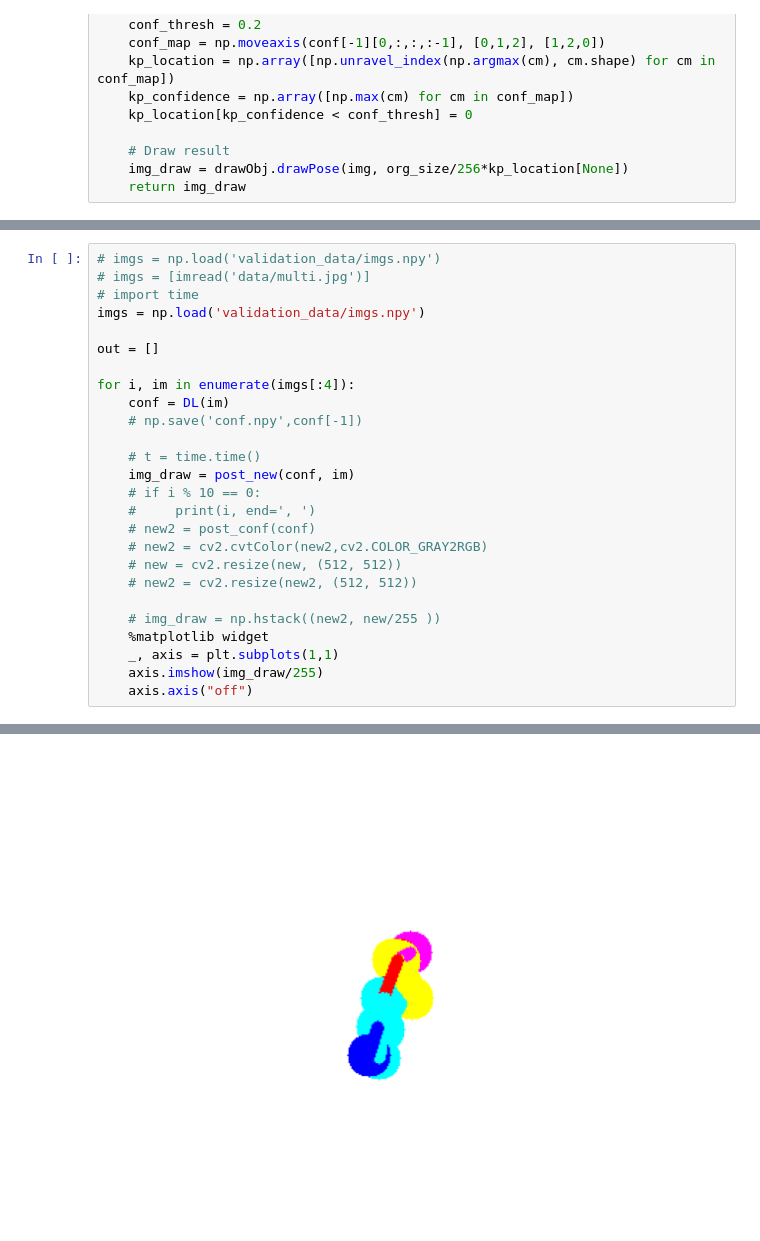
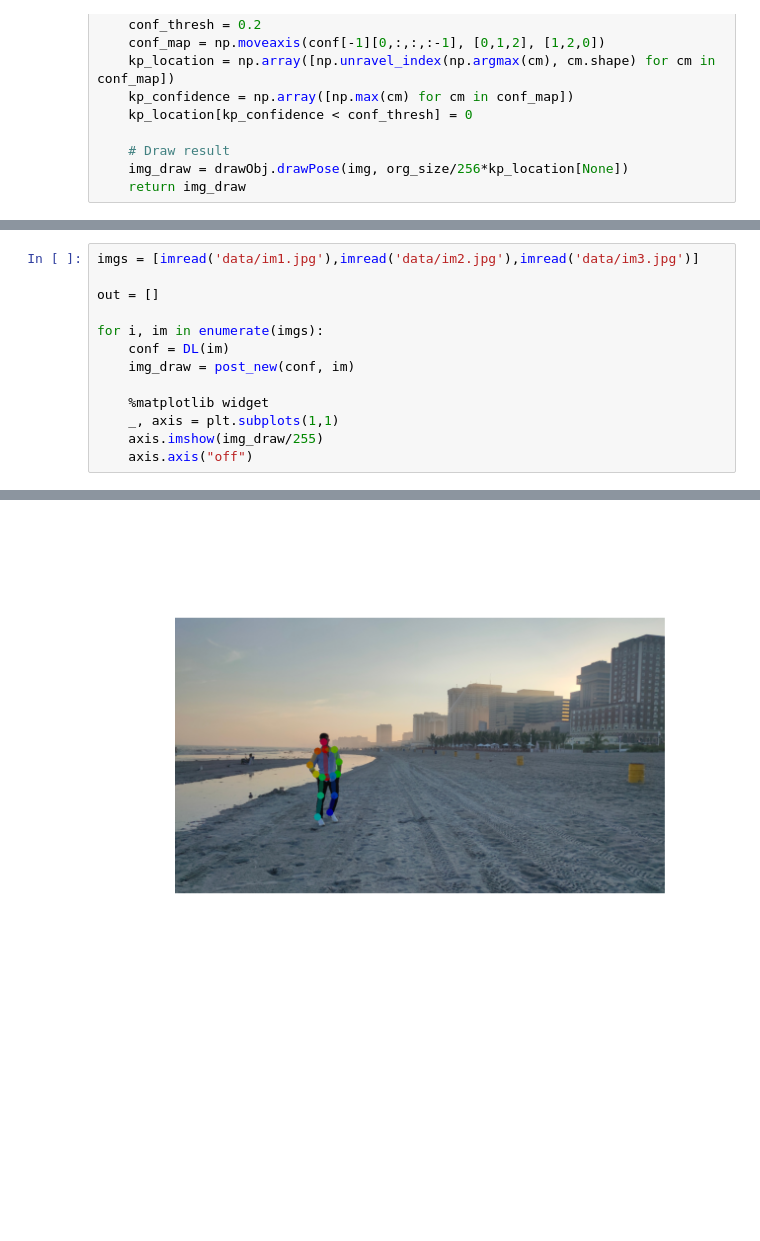
Before and after one commit to Nunigan/HardwareAcceleratedPoseTracking, a Jupyter notebook: ICAIPose.ipynb, the cells around one changed output, grey strips where cells are left out. Saved outputs shown, nothing was run; the diff lists cells and outputs as text; blank space fills up the shorter version.

```diff
--- a/ICAIPose.ipynb
+++ b/ICAIPose.ipynb
@@ -226,27 +246,14 @@ def post_conf(conf):
     # conf_map = (conf_map-np.min(conf_map))/(np.max(conf_map)-np.min(conf_map))
     return conf_map
 # %%
-# imgs = np.load('validation_data/imgs.npy')
-# imgs = [imread('data/multi.jpg')]
-# import time
-imgs = np.load('validation_data/imgs.npy')
+imgs = [imread('data/im1.jpg'),imread('data/im2.jpg'),imread('data/im3.jpg')]
 
 out = []
 
-for i, im in enumerate(imgs[:4]):
+for i, im in enumerate(imgs):
     conf = DL(im)
-    # np.save('conf.npy',conf[-1])
+    img_draw = post_new(conf, im)
 
-    # t = time.time()
-    img_draw = post_new(conf, im)
-    # if i % 10 == 0:
-    #     print(i, end=', ')
-    # new2 = post_conf(conf)
-    # new2 = cv2.cvtColor(new2,cv2.COLOR_GRAY2RGB)
-    # new = cv2.resize(new, (512, 512))
-    # new2 = cv2.resize(new2, (512, 512))
-
-    # img_draw = np.hstack((new2, new/255 ))
     %matplotlib widget
     _, axis = plt.subplots(1,1)
     axis.imshow(img_draw/255)
@@ -265 +262 @@ Clipping input data to the valid range for imshow with RGB data ([0..1] for floa
-[figure, old version]
+[figure, new version]
```
Also changed, not shown: parts of 7 cells of this notebook, 42 other files.
